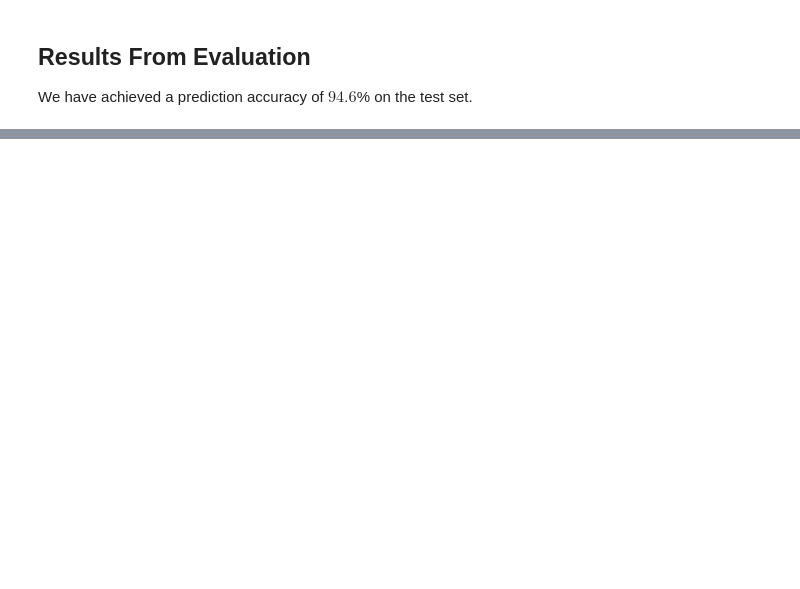
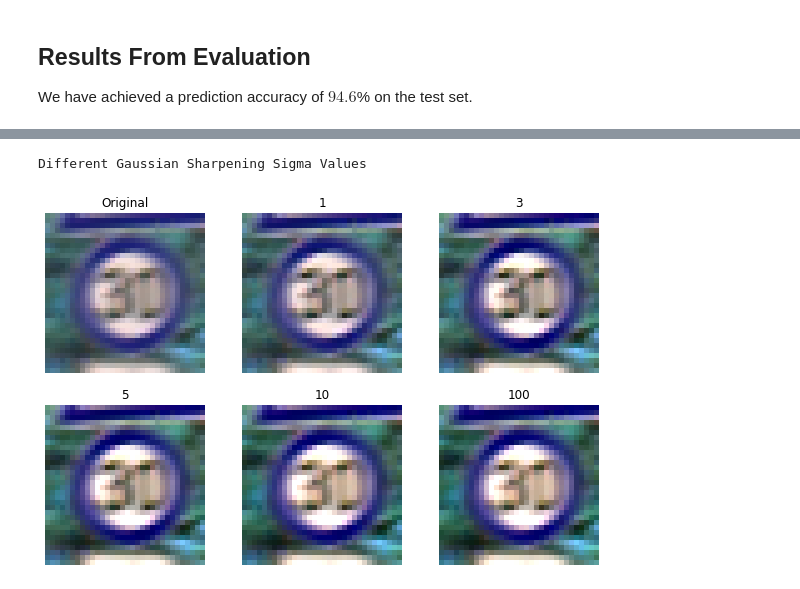
Before and after one commit to derekjohnsonva/GTSRB_ML_Exploration, a Jupyter notebook: exploration.ipynb, the cells around one changed output, grey strips where cells are left out. Saved outputs shown, nothing was run; the diff lists cells and outputs as text; code cells hidden in the pictures; blank space fills up the shorter version.

Commit message:
Add Image Sharpening Work

```diff
--- a/exploration.ipynb
+++ b/exploration.ipynb
@@ -254,0 +279,35 @@ We have achieved a prediction accuracy of $94.6$% on the test set.
+# %%
+# In order to prevent motion blur, we will use the gaussian sharpen filter
+'''Applies gaussian sharpen filter to an image.
+
+    Arguments: image to be processed, sigma for the gaussian filter
+    Returns:   processed image'''
+def gaussian_sharpen(image: cv.Mat, sigma: float = 10) -> cv.Mat:
+    """_summary_: Applies gaussian sharpen filter to an image.
+
+    Args:
+        image (cv.Mat): The image to be processed.
+        sigma (float, optional): The sigma value to be passed to the Gaussian Blur Funtion. Defaults to 3.
+
+    Returns:
+        cv.Mat: The processed image.
+    """
+    blurred_image = cv.GaussianBlur(image, (0,0), sigma)
+    return cv.addWeighted(image, 1.5, blurred_image, -0.5, 0)
+
+sigma_vals = [1, 3, 5, 10, 100]
+image_index = 110
+print("Different Gaussian Sharpening Sigma Values")
+plt.figure(figsize=(10, 10))
+plt.subplot(3,3,1)
+plt.axis('off')
+plt.imshow(real_test_images[image_index])
+plt.title("Original")
+for i, sigma in enumerate(sigma_vals):
+    plt.subplot(3,3, i + 2)
+    plt.axis('off')
+    plt.imshow(gaussian_sharpen(real_test_images[image_index], sigma=sigma))
+    plt.title(str(sigma))
+# %% [output]
+Different Gaussian Sharpening Sigma Values
+[figure, added]
```
Also changed, not shown: parts of 10 cells of this notebook.
